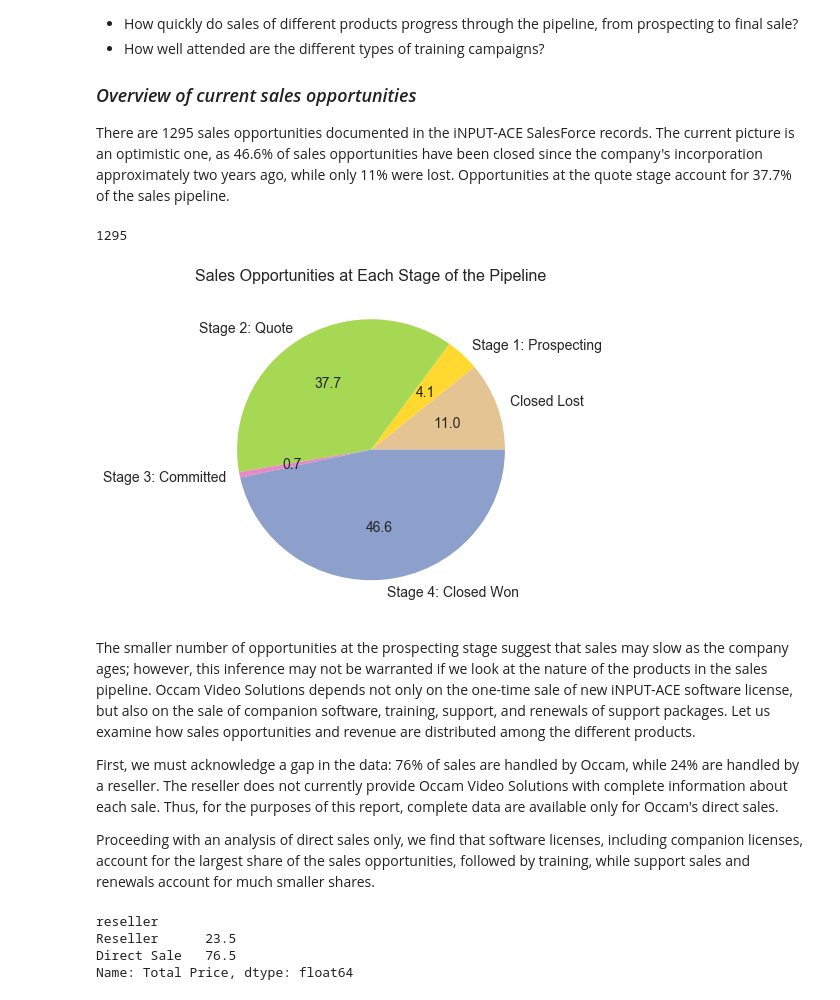
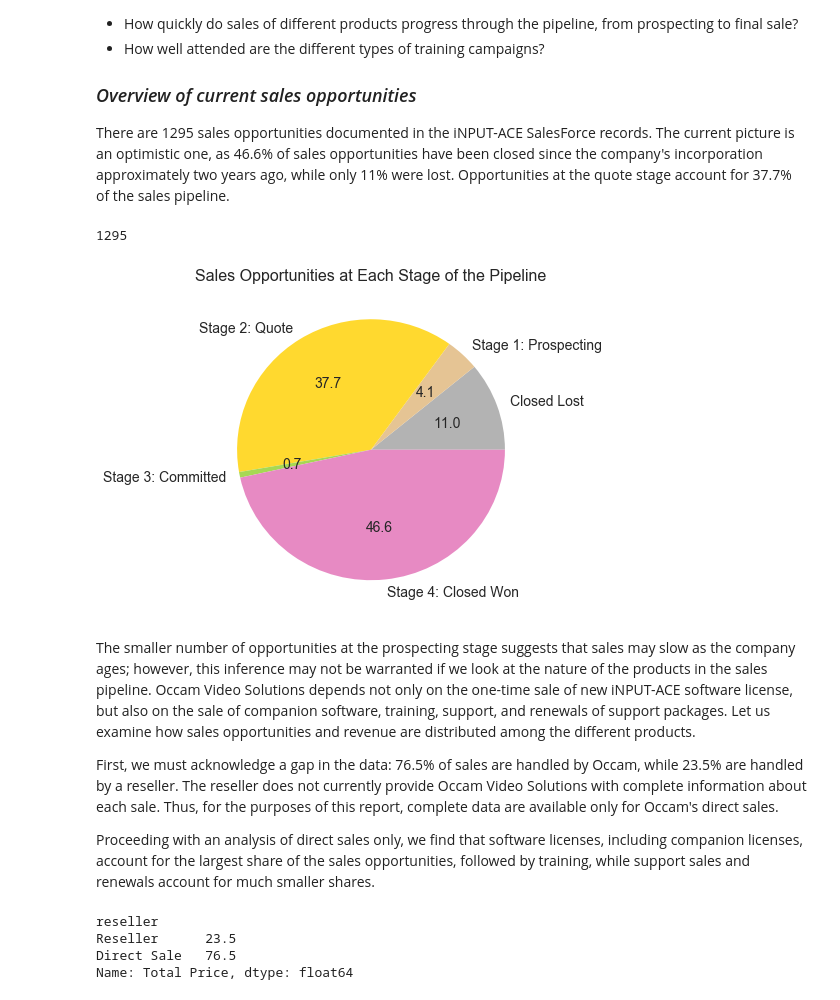
Before and after one commit to tefoneill/Thinkful-Data-Science-Bootcamp, a Jupyter notebook: TeresaONeill_Thinkful_datascienceprep_capstone.ipynb, the cells around one changed output. Saved outputs shown, nothing was run; the diff lists cells and outputs as text; code cells hidden in the pictures.

```diff
--- a/TeresaONeill_Thinkful_datascienceprep_capstone.ipynb
+++ b/TeresaONeill_Thinkful_datascienceprep_capstone.ipynb
@@ -460,21 +432,21 @@ There are 1295 sales opportunities documented in the iNPUT-ACE SalesForce record
 # %%
 print(len(opportunities))
 
 #Plot the proportion of opportunities at each stage.
 order = ['Closed Lost', 'Stage 1: Prospecting', 'Stage 2: Quote', 'Stage 3: Committed', 'Stage 4: Closed Won']
 stages = opportunities['Stage'].value_counts()
 
-with sns.color_palette("Set2_r", 6):
+with sns.color_palette("Set2_r", 8):
     opportunities['Stage'].value_counts().loc[order].plot(kind='pie', autopct='%.1f', figsize=(6, 6), fontsize=14)
     pylab.ylabel('')
     plt.title('Sales Opportunities at Each Stage of the Pipeline', fontsize=16)
 # %% [output]
 1295
-[figure, old version]
+[figure, new version]
 # %% [markdown]
-The smaller number of opportunities at the prospecting stage suggest that sales may slow as the company ages; however, this inference may not be warranted if we look at the nature of the products in the sales pipeline. Occam Video Solutions depends not only on the one-time sale of new iNPUT-ACE software license, but also on the sale of companion software, training, support, and renewals of support packages. Let us examine how sales opportunities and revenue are distributed among the different products.
+The smaller number of opportunities at the prospecting stage suggests that sales may slow as the company ages; however, this inference may not be warranted if we look at the nature of the products in the sales pipeline. Occam Video Solutions depends not only on the one-time sale of new iNPUT-ACE software license, but also on the sale of companion software, training, support, and renewals of support packages. Let us examine how sales opportunities and revenue are distributed among the different products.
 
-First, we must acknowledge a gap in the data: 76% of sales are handled by Occam, while 24% are handled by a reseller. The reseller does not currently provide Occam Video Solutions with complete information about each sale. Thus, for the purposes of this report, complete data are available only for Occam's direct sales.
+First, we must acknowledge a gap in the data: 76.5% of sales are handled by Occam, while 23.5% are handled by a reseller. The reseller does not currently provide Occam Video Solutions with complete information about each sale. Thus, for the purposes of this report, complete data are available only for Occam's direct sales.
 
 Proceeding with an analysis of direct sales only, we find that software licenses, including companion licenses, account for the largest share of the sales opportunities, followed by training, while support sales and renewals account for much smaller shares.
 # %%
```
Also changed, not shown: parts of 32 cells of this notebook.
